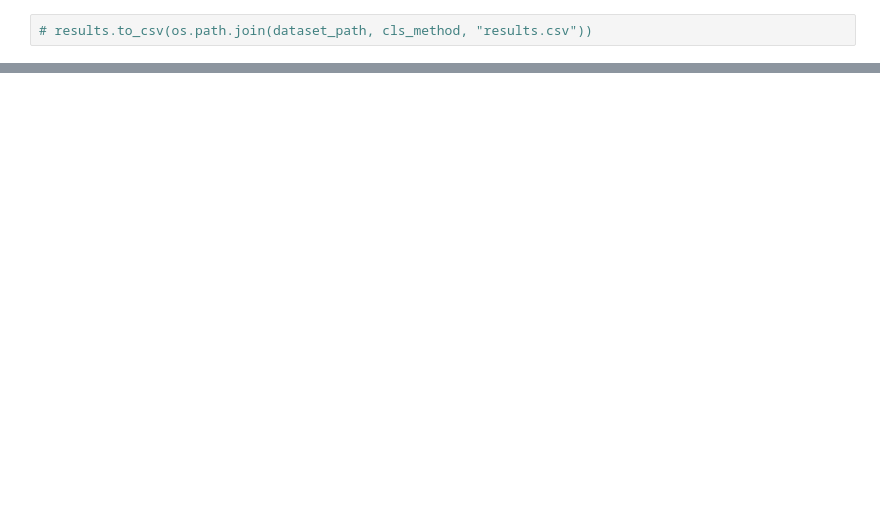
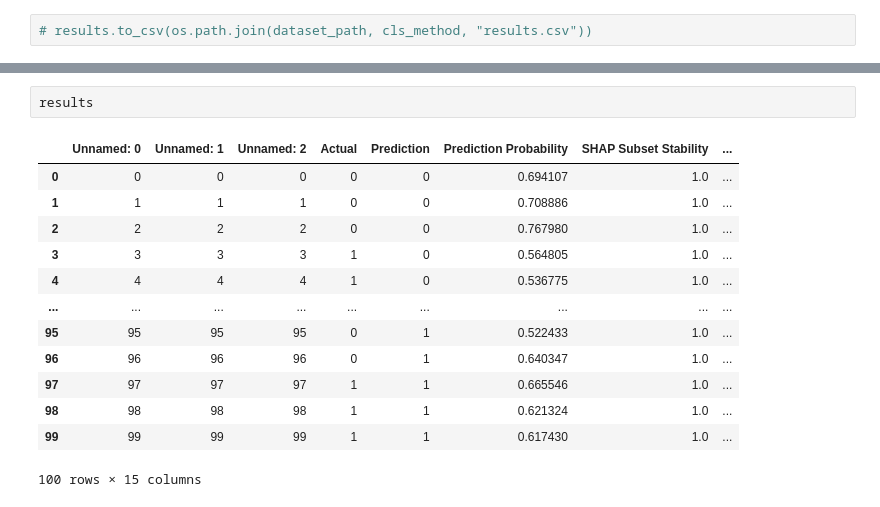
Before and after one commit to Mythreyi-V/full_stability, a Jupyter notebook: test_tab_stability.ipynb, the cells around one changed output, grey strips where cells are left out. Drawn from its saved outputs; the diff is of its cells as text; blank space fills up the shorter version.

```diff
--- a/test_tab_stability.ipynb
+++ b/test_tab_stability.ipynb
@@ -597,0 +759,16 @@ Name: Actual, Length: 100, dtype: int64
+# %%
+results
+# %% [output]
+|  | Unnamed: 0 | Unnamed: 1 | Unnamed: 2 | Actual | Prediction | Prediction Probability | SHAP Subset Stability | ... |
+| 0 | 0 | 0 | 0 | 0 | 0 | 0.694107 | 1.0 | ... |
+| 1 | 1 | 1 | 1 | 0 | 0 | 0.708886 | 1.0 | ... |
+| 2 | 2 | 2 | 2 | 0 | 0 | 0.767980 | 1.0 | ... |
+| 3 | 3 | 3 | 3 | 1 | 0 | 0.564805 | 1.0 | ... |
+| 4 | 4 | 4 | 4 | 1 | 0 | 0.536775 | 1.0 | ... |
+| ... | ... | ... | ... | ... | ... | ... | ... | ... |
+| 95 | 95 | 95 | 95 | 0 | 1 | 0.522433 | 1.0 | ... |
+| 96 | 96 | 96 | 96 | 0 | 1 | 0.640347 | 1.0 | ... |
+| 97 | 97 | 97 | 97 | 1 | 1 | 0.665546 | 1.0 | ... |
+| 98 | 98 | 98 | 98 | 1 | 1 | 0.621324 | 1.0 | ... |
+| 99 | 99 | 99 | 99 | 1 | 1 | 0.617430 | 1.0 | ... |
+100 rows × 15 columns
```
Also changed, not shown: parts of 12 cells of this notebook, 3 other files.
